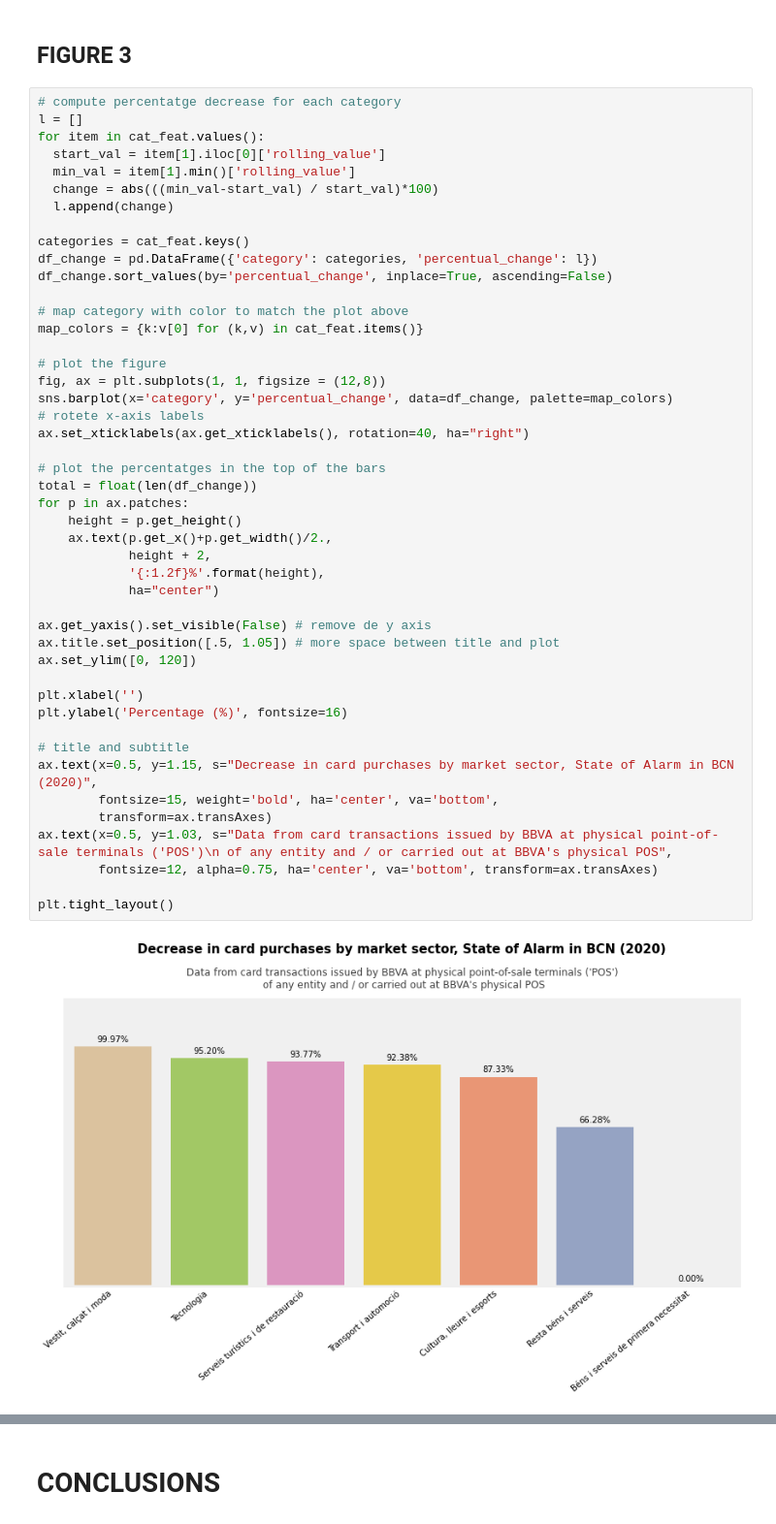
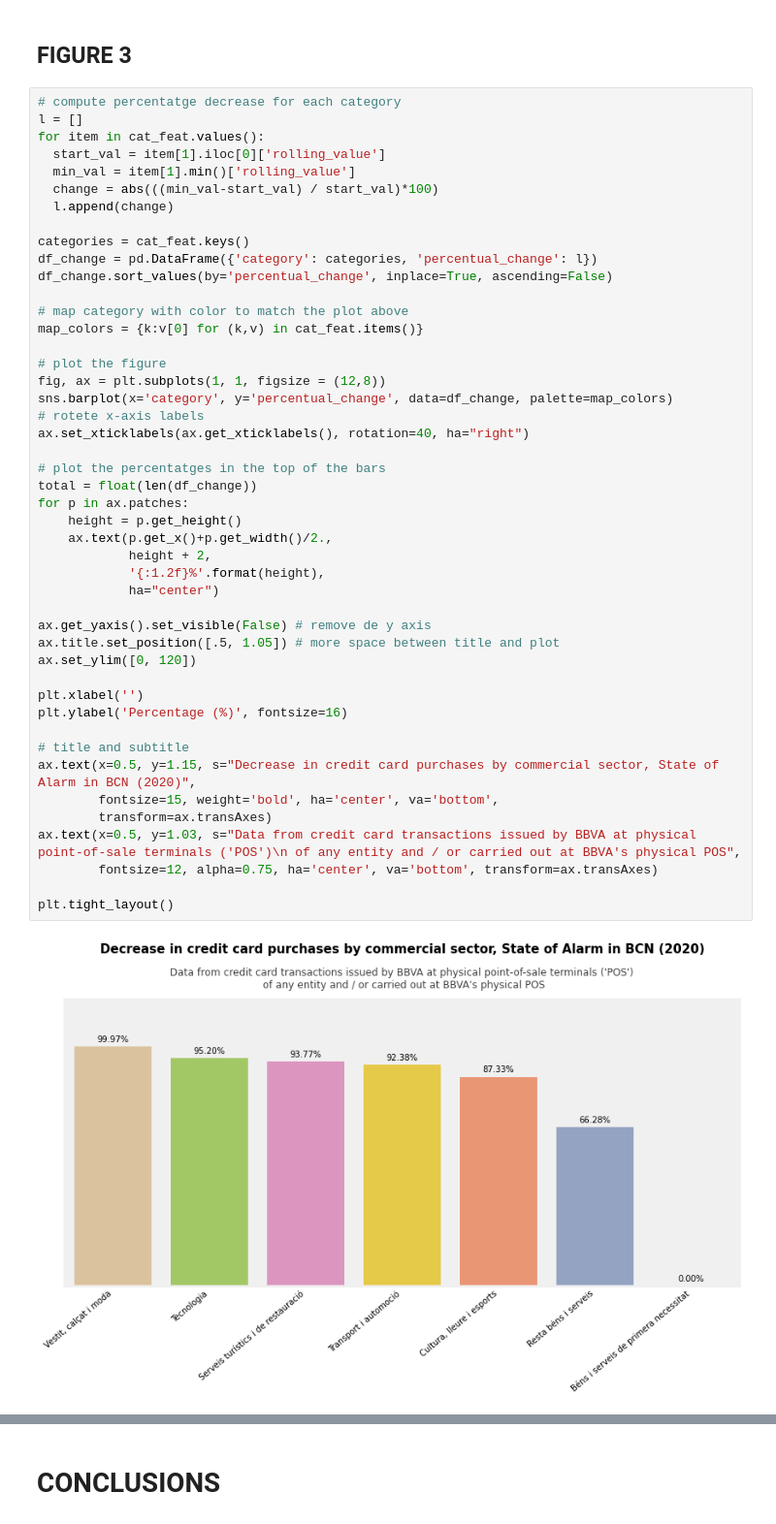
Before and after one commit to Albert-GM/datascience_notebooks, a Jupyter notebook: card_transacions_covid.ipynb, the cells around one changed output, grey strips where cells are left out. Shown: that part at 97% size. Drawn from its saved outputs; the diff is of its cells as text.

```diff
--- a/card_transacions_covid.ipynb
+++ b/card_transacions_covid.ipynb
@@ -290,34 +292,34 @@ map_colors = {k:v[0] for (k,v) in cat_feat.items()}
 
 # plot the figure
 fig, ax = plt.subplots(1, 1, figsize = (12,8))
 sns.barplot(x='category', y='percentual_change', data=df_change, palette=map_colors)
 # rotete x-axis labels
 ax.set_xticklabels(ax.get_xticklabels(), rotation=40, ha="right")
 
 # plot the percentatges in the top of the bars
 total = float(len(df_change))
 for p in ax.patches:
     height = p.get_height()
     ax.text(p.get_x()+p.get_width()/2.,
             height + 2,
             '{:1.2f}%'.format(height),
             ha="center")
 
 ax.get_yaxis().set_visible(False) # remove de y axis
 ax.title.set_position([.5, 1.05]) # more space between title and plot
 ax.set_ylim([0, 120])
 
 plt.xlabel('')
 plt.ylabel('Percentage (%)', fontsize=16)
 
 # title and subtitle
-ax.text(x=0.5, y=1.15, s="Decrease in card purchases by market sector, State of Alarm in BCN (2020)",
+ax.text(x=0.5, y=1.15, s="Decrease in credit card purchases by commercial sector, State of Alarm in BCN (2020)",
         fontsize=15, weight='bold', ha='center', va='bottom',
         transform=ax.transAxes)
-ax.text(x=0.5, y=1.03, s="Data from card transactions issued by BBVA at physical point-of-sale terminals ('POS')\n of any entity and / or carried out at BBVA's physical POS",
+ax.text(x=0.5, y=1.03, s="Data from credit card transactions issued by BBVA at physical point-of-sale terminals ('POS')\n of any entity and / or carried out at BBVA's physical POS",
         fontsize=12, alpha=0.75, ha='center', va='bottom', transform=ax.transAxes)
 
 plt.tight_layout()
 # %% [output]
-[figure, old version]
+[figure, new version]
 # %% [markdown]
```
Also changed, not shown: parts of 11 cells of this notebook.
